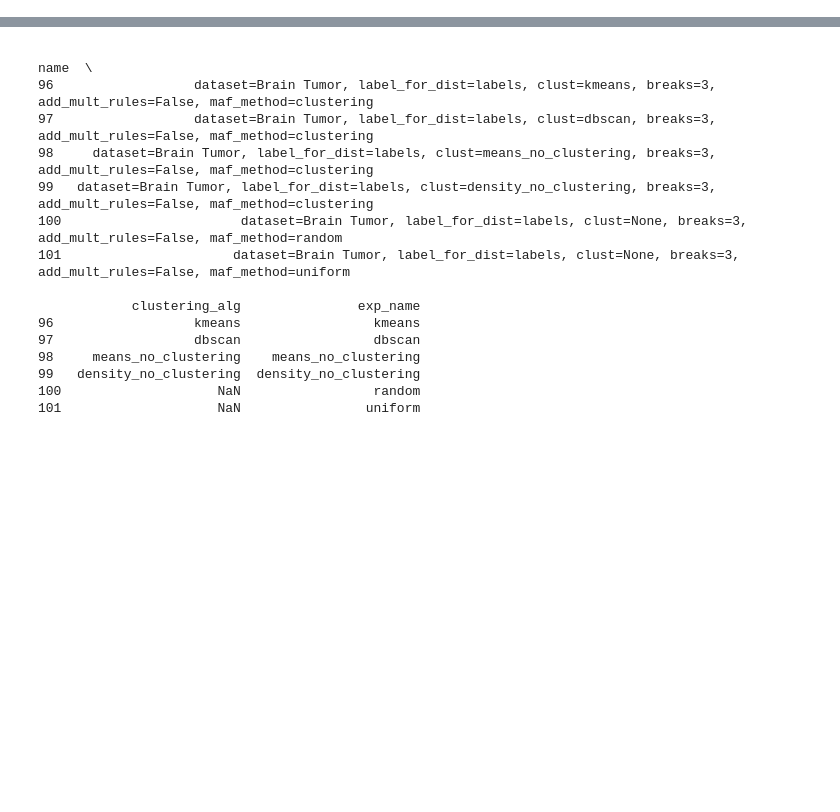
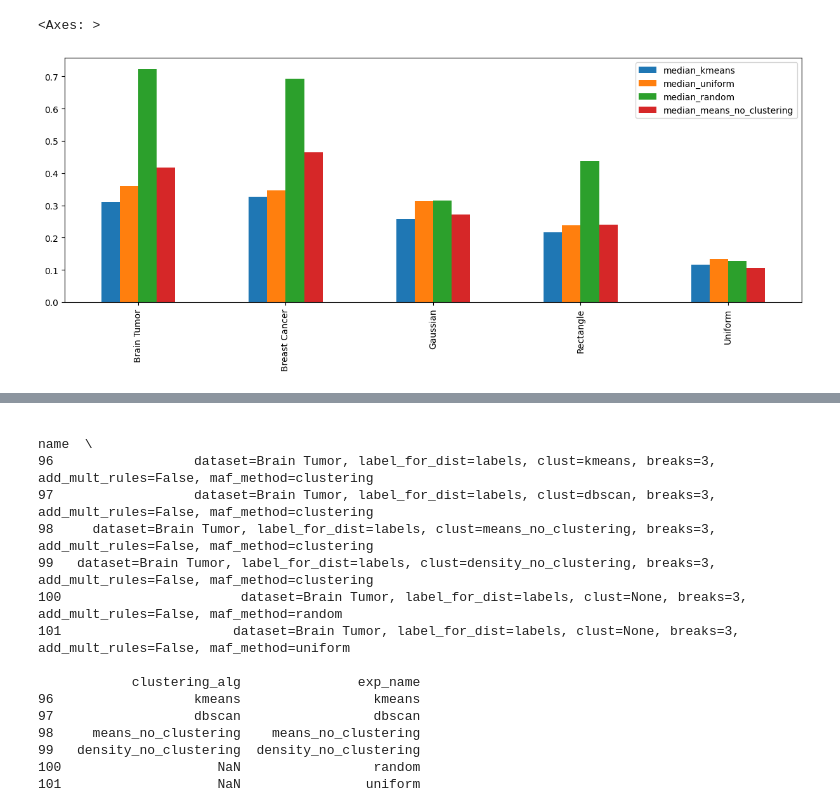
Before and after one commit to HaykTarkhanyan/DSGD-Enhanced, a Jupyter notebook: cdsgd/generate_report.ipynb, the cells around one changed output, grey strips where cells are left out. Drawn from its saved outputs; the diff is of its cells as text; code cells hidden in the pictures; blank space fills up the shorter version.

```diff
--- a/cdsgd/generate_report.ipynb
+++ b/cdsgd/generate_report.ipynb
@@ -138,0 +196,13 @@ R.res_df.head(1)
+# %%
+def get_res_df_all_datasets():
+    dataset_lst = os.listdir(RULE_FOLDER)
+    dataset_lst = [i for i in dataset_lst if i not in  ["gaussian_df_before_fix", "wine"]]
+
+    res_dfs = []
+    for dataset in dataset_lst:
+        R = ReportGenerator(dataset, num_exps=6, exps_to_ignore=["dbscan", "kmeans", "uniform", "density_no_clustering"])
+        res_dfs.append(R.res_df)
+    return pd.concat(res_dfs)
+# %%
+res = get_res_df_all_datasets()
+res = res[["MAF method", "dataset", "accuracy", "f1", "training_time", "epochs", "min_loss", "initial_loss"]].round(3)
@@ -138,0 +232,16 @@ R.res_df.head(1)
+# %%
+def get_uncertainties_all_datasets():
+    dataset_lst = os.listdir(RULE_FOLDER)
+    dataset_lst = [i for i in dataset_lst if i not in  ["gaussian_df_before_fix", "wine"]]
+
+    all_uncs = pd.DataFrame()
+    for dataset in dataset_lst:
+        R = ReportGenerator(dataset, num_exps=6)
+        res = R.get_uncertainty_comparison()
+        all_uncs = pd.concat([all_uncs, res])
+
+    average_imp = all_uncs["improvement"].mean()
+    print(average_imp)
+    return all_uncs
+# %%
+df = get_uncertainties_all_datasets()
@@ -138,0 +265,7 @@ R.res_df.head(1)
+# %%
+cols_int = ["mean_kmeans", "mean_uniform", "mean_random", "mean_means_no_clustering"]
+cols_int_median = ["median_kmeans", "median_uniform", "median_random", "median_means_no_clustering"]
+df[cols_int_median].plot(kind="bar", figsize=(15, 5))
+# %% [output]
+<Axes: >
+[figure, added]
```
Also changed, not shown: parts of 12 cells of this notebook, 57 other files.
